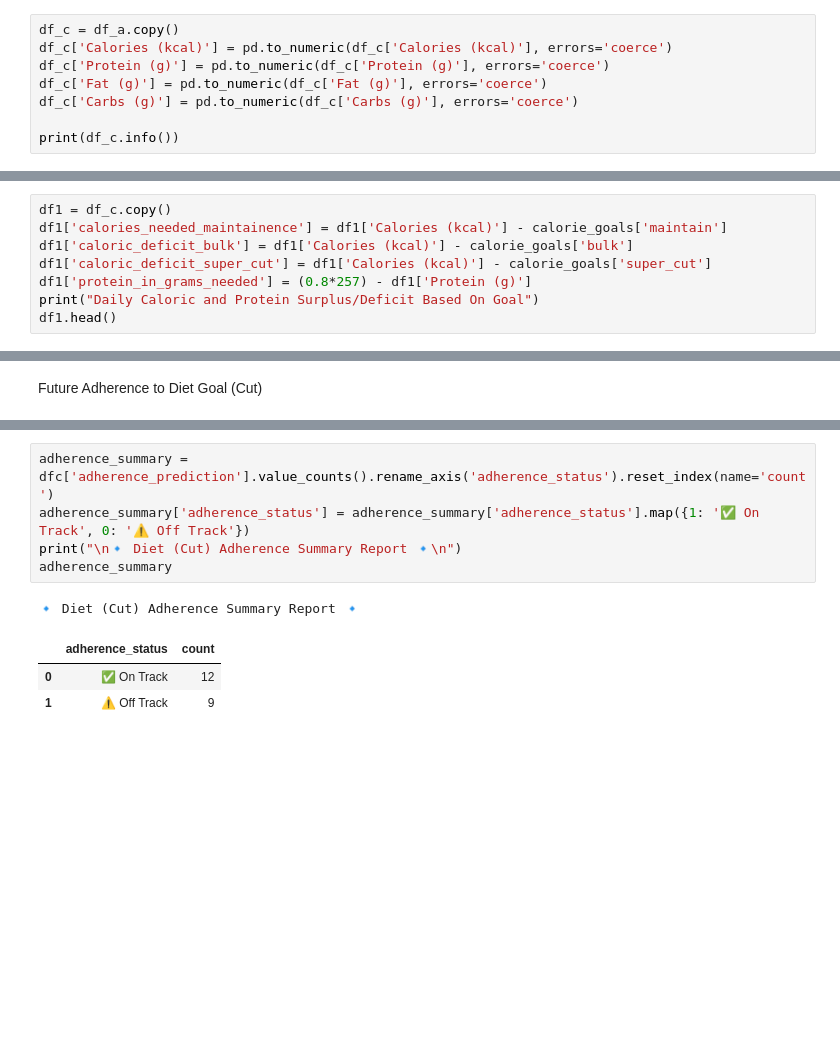
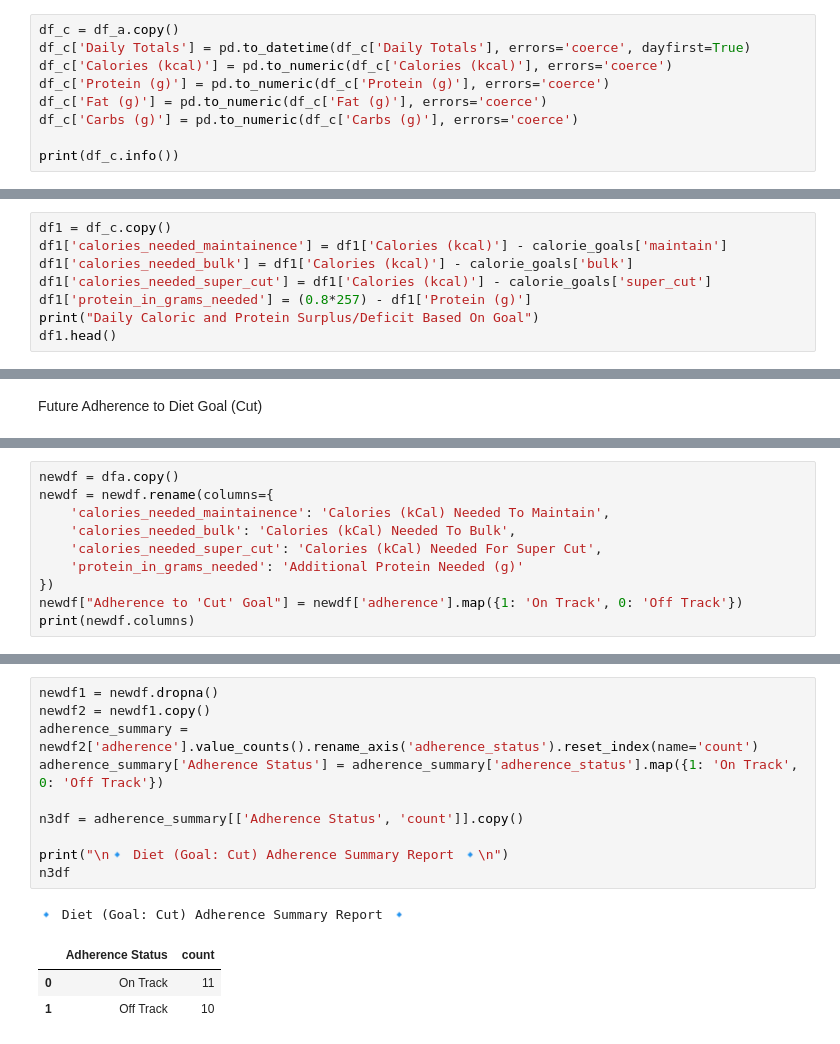
Before and after one commit to vtrackstar/Google-DA-Projects, a Jupyter notebook: marvel-health-and-wellness-predictive-modeling.ipynb, the cells around one changed output, grey strips where cells are left out. Cells and saved outputs as stored; diff of their text form; blank space fills up the shorter version.

```diff
--- a/marvel-health-and-wellness-predictive-modeling.ipynb
+++ b/marvel-health-and-wellness-predictive-modeling.ipynb
@@ -89,6 +122,7 @@ memory usage: 11.6+ KB
 None
 # %%
 df_c = df_a.copy()
+df_c['Daily Totals'] = pd.to_datetime(df_c['Daily Totals'], errors='coerce', dayfirst=True)
 df_c['Calories (kcal)'] = pd.to_numeric(df_c['Calories (kcal)'], errors='coerce')
 df_c['Protein (g)'] = pd.to_numeric(df_c['Protein (g)'], errors='coerce')
 df_c['Fat (g)'] = pd.to_numeric(df_c['Fat (g)'], errors='coerce')
@@ -134,8 +168,8 @@ BMR, TDEE, Daily Caloric Need Based on Goal
 # %%
 df1 = df_c.copy()
 df1['calories_needed_maintainence'] = df1['Calories (kcal)'] - calorie_goals['maintain']
-df1['caloric_deficit_bulk'] = df1['Calories (kcal)'] - calorie_goals['bulk']
-df1['caloric_deficit_super_cut'] = df1['Calories (kcal)'] - calorie_goals['super_cut']
+df1['calories_needed_bulk'] = df1['Calories (kcal)'] - calorie_goals['bulk']
+df1['calories_needed_super_cut'] = df1['Calories (kcal)'] - calorie_goals['super_cut']
 df1['protein_in_grams_needed'] = (0.8*257) - df1['Protein (g)']
 print("Daily Caloric and Protein Surplus/Deficit Based On Goal")
 df1.head()
@@ -206,0 +203,10 @@ Diet Adherence for Cut Goal (500 Calorie Deficit and 205 g Protein Minimum (Last
+# %%
+newdf = dfa.copy()
+newdf = newdf.rename(columns={
+    'calories_needed_maintainence': 'Calories (kCal) Needed To Maintain',
+    'calories_needed_bulk': 'Calories (kCal) Needed To Bulk',
+    'calories_needed_super_cut': 'Calories (kCal) Needed For Super Cut',
+    'protein_in_grams_needed': 'Additional Protein Needed (g)'
+})
+newdf["Adherence to 'Cut' Goal"] = newdf['adherence'].map({1: 'On Track', 0: 'Off Track'})
+print(newdf.columns)
@@ -207,10 +255,15 @@ Diet Adherence for Cut Goal (500 Calorie Deficit and 205 g Protein Minimum (Last
 # %%
-adherence_summary = dfc['adherence_prediction'].value_counts().rename_axis('adherence_status').reset_index(name='count')
-adherence_summary['adherence_status'] = adherence_summary['adherence_status'].map({1: '✅ On Track', 0: '⚠️ Off Track'})
-print("\n🔹 Diet (Cut) Adherence Summary Report 🔹\n")
-adherence_summary
+newdf1 = newdf.dropna()
+newdf2 = newdf1.copy()
+adherence_summary = newdf2['adherence'].value_counts().rename_axis('adherence_status').reset_index(name='count')
+adherence_summary['Adherence Status'] = adherence_summary['adherence_status'].map({1: 'On Track', 0: 'Off Track'})
+
+n3df = adherence_summary[['Adherence Status', 'count']].copy()
+
+print("\n🔹 Diet (Goal: Cut) Adherence Summary Report 🔹\n")
+n3df
 # %% [output]
-🔹 Diet (Cut) Adherence Summary Report 🔹
+🔹 Diet (Goal: Cut) Adherence Summary Report 🔹
-|  | adherence_status | count |
-| 0 | ✅ On Track | 12 |
-| 1 | ⚠️ Off Track | 9 |
+|  | Adherence Status | count |
+| 0 | On Track | 11 |
+| 1 | Off Track | 10 |
```
Also changed, not shown: parts of 18 cells of this notebook.
